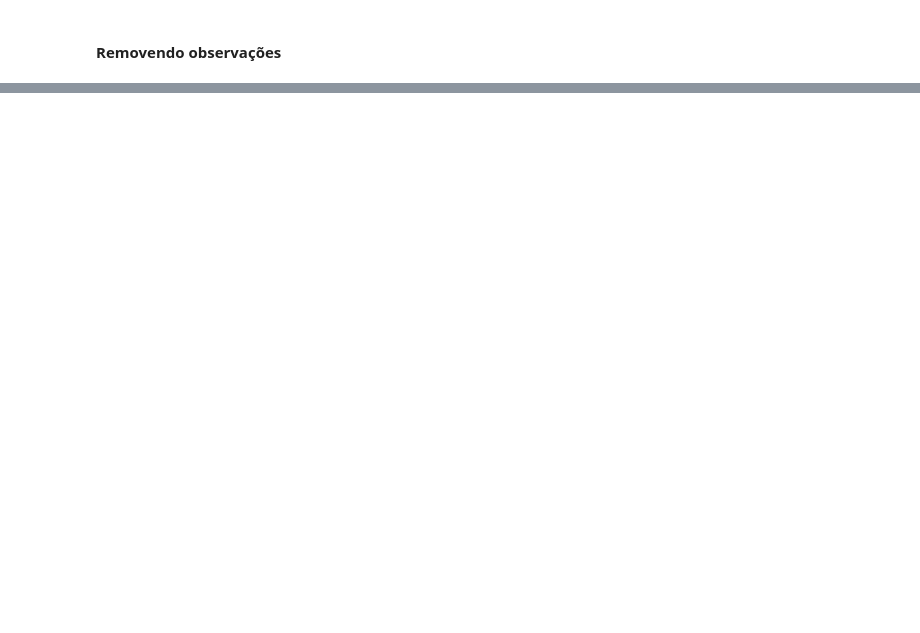
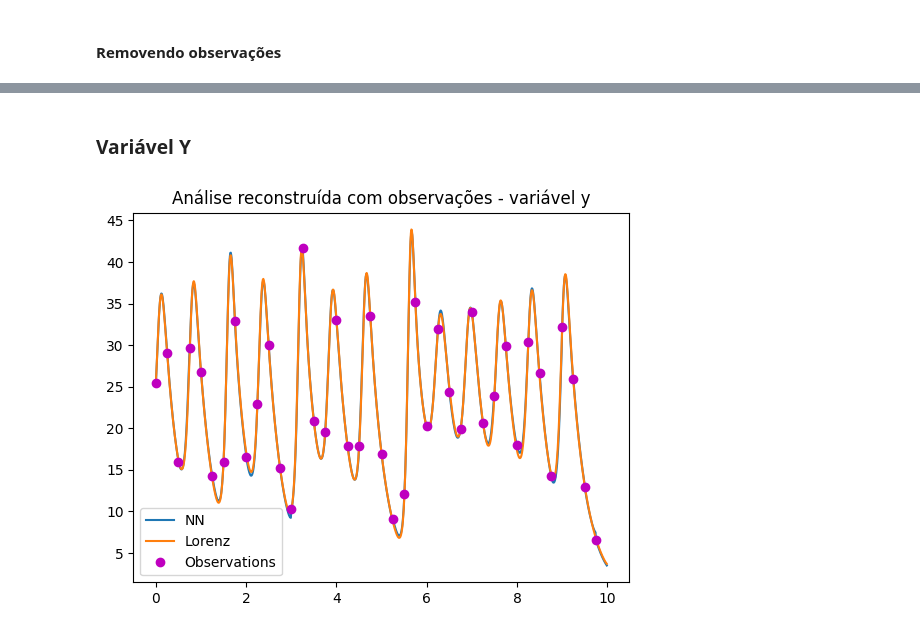
Before and after one commit to G-Assimila/pvlncc2026, a Jupyter notebook: notebooks/NN_KF_LNCC_2026.ipynb, the cells around one changed output, grey strips where cells are left out. Cells and saved outputs as stored; diff of their text form; code cells hidden in the pictures; blank space fills up the shorter version.

```diff
--- a/notebooks/NN_KF_LNCC_2026.ipynb
+++ b/notebooks/NN_KF_LNCC_2026.ipynb
@@ -42,11 +38,9 @@ def create_sequences(X, y, seq_len):
 ## Desenvolvimento
 # %%
 df = pd.read_csv("/content/lorenz_kalman_dataset_updated_correct.csv")
+df = df.rename(columns={"y_obs": "z_obs",
+                        "z_obs": "y_obs"})
 
 df[["x_obs","y_obs","z_obs"]] = df[["x_obs","y_obs","z_obs"]].fillna(0.0)
 
-
-X = df[["x_bg","y_bg","z_bg",
-              "x_obs","y_obs","z_obs"]].values
-
-y = df[["dx_kf","dy_kf","dz_kf"]].values
+df.head()
@@ -204,0 +239,29 @@ plt.show()
+# %% [markdown]
+### Variável Y
+# %%
+fmax = len(df)
+q = np.arange(0, 1000 * 0.01, 0.01)
+
+start = 0
+end   = 1000
+dt = 0.01
+
+x_obs_slice = X_test[start:end, 5]
+
+obs_idx = np.where(x_obs_slice != 0)[0]
+
+obs_values = x_obs_slice[obs_idx]
+
+t_obs = obs_idx * dt
+
+plt.figure()
+
+plt.plot(q, x_analysis_pred[start:end,2], label="NN")
+plt.plot(q, lorenz_true[start:end,2], label="Lorenz")
+plt.plot(t_obs, obs_values, 'om', label="Observations")
+
+plt.legend()
+plt.title("Análise reconstruída com observações - variável y")
+plt.show()
+# %% [output]
+[figure, added]
```
Also changed, not shown: parts of 32 cells of this notebook.
